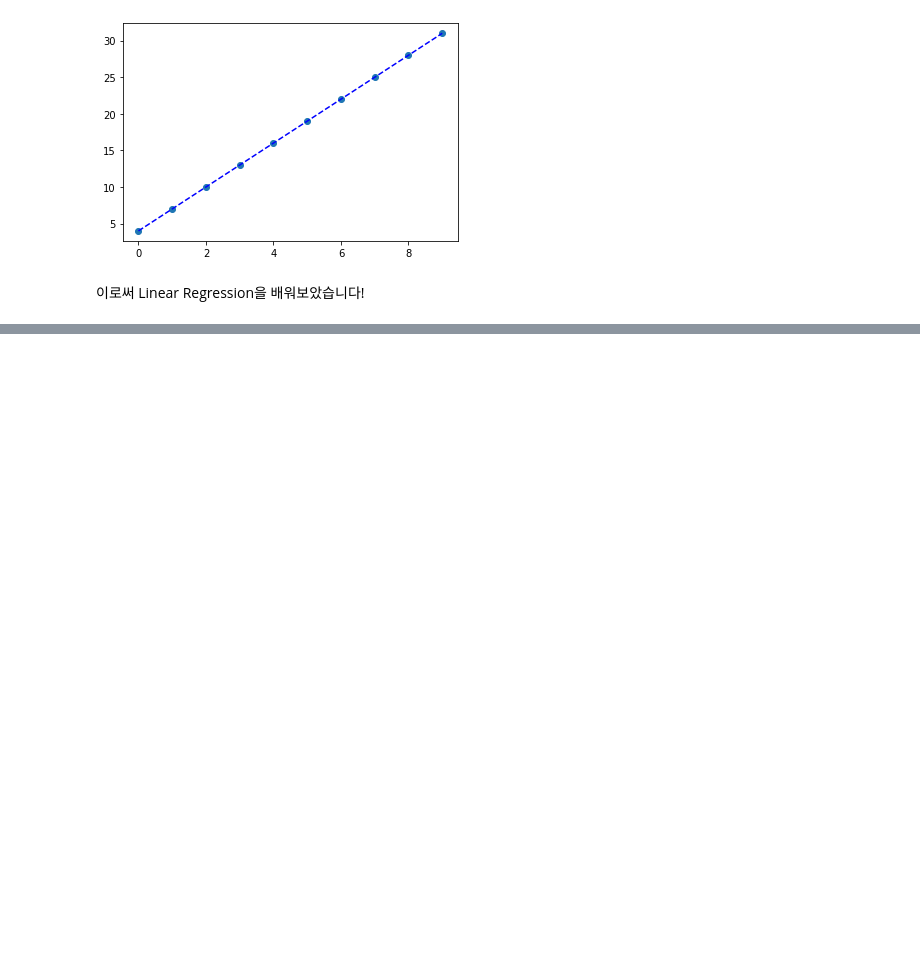
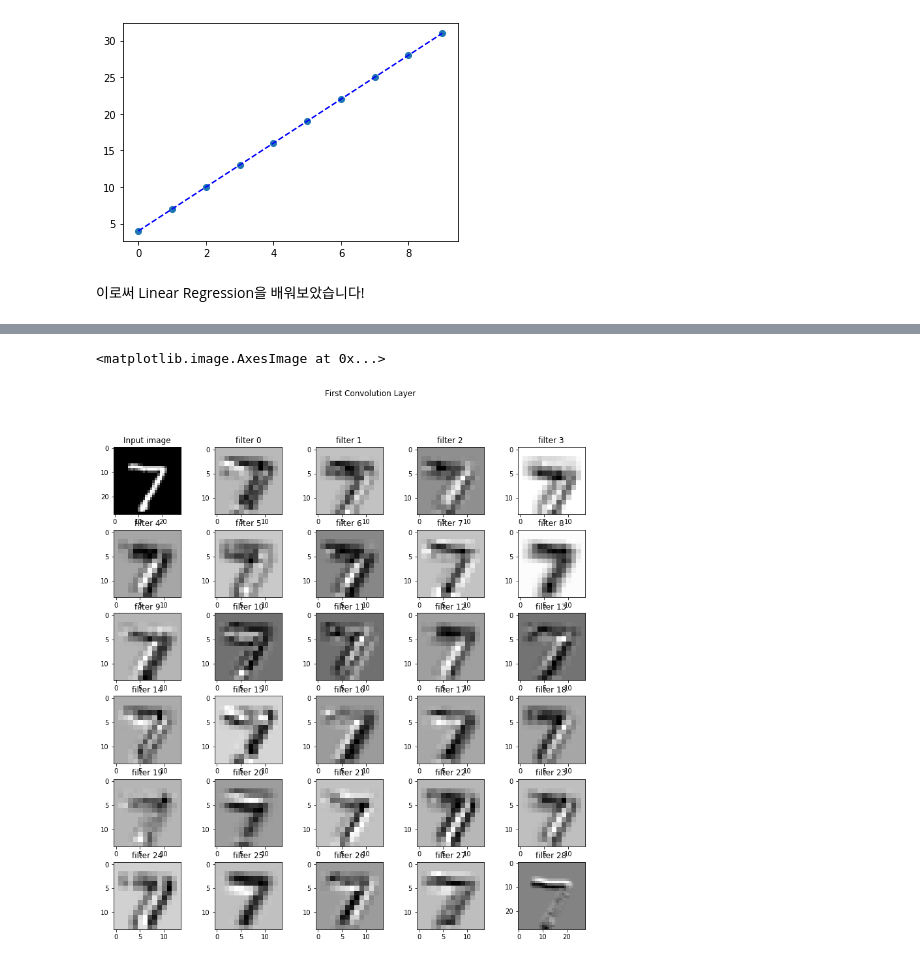
Before and after one commit to HanyangTechAI/CV_2020, a Jupyter notebook: lab01_Application_of_Neural_Network_in_Computer_Vision/1. Introduction to ML with CV.ipynb, the cells around one changed output, grey strips where cells are left out. Drawn from its saved outputs; the diff is of its cells as text; code cells hidden in the pictures; blank space fills up the shorter version.

```diff
--- a/lab01_Application_of_Neural_Network_in_Computer_Vision/1. Introduction to ML with CV.ipynb
+++ b/lab01_Application_of_Neural_Network_in_Computer_Vision/1. Introduction to ML with CV.ipynb
@@ -237,0 +423,19 @@ display_results(model, x_data, y_data)
+# %%
+img = test_image.cpu().detach().numpy()
+fig, ax = plt.subplots(plot_x, plot_y, figsize = (12, 12))
+ax[0, 0].imshow(img.reshape((28, 28)), cmap = 'gray')
+ax[0, 0].set_title('Input image')
+fig.suptitle('First Convolution Layer')
+fig.tight_layout(pad = 0.3, rect = [0, 0, 0.9, 0.9])
+for (x, y) in [(i, j) for i in range(plot_x) for j in range(plot_y)]:
+    if x == 0 and y == 0:
+        continue
+    ax[x, y].imshow(secondconv[x * plot_y + y - 1], cmap = 'gray')
+    ax[x, y].set_title('filter %d' % (x * plot_y + y - 1))
+
+
+
+plt.imshow(deprocess_image(firstconv)[0], cmap='gray')
+# %% [output]
+<matplotlib.image.AxesImage at 0x...>
+[figure, added]
```
Also changed, not shown: parts of 14 cells of this notebook, 10 other files.
